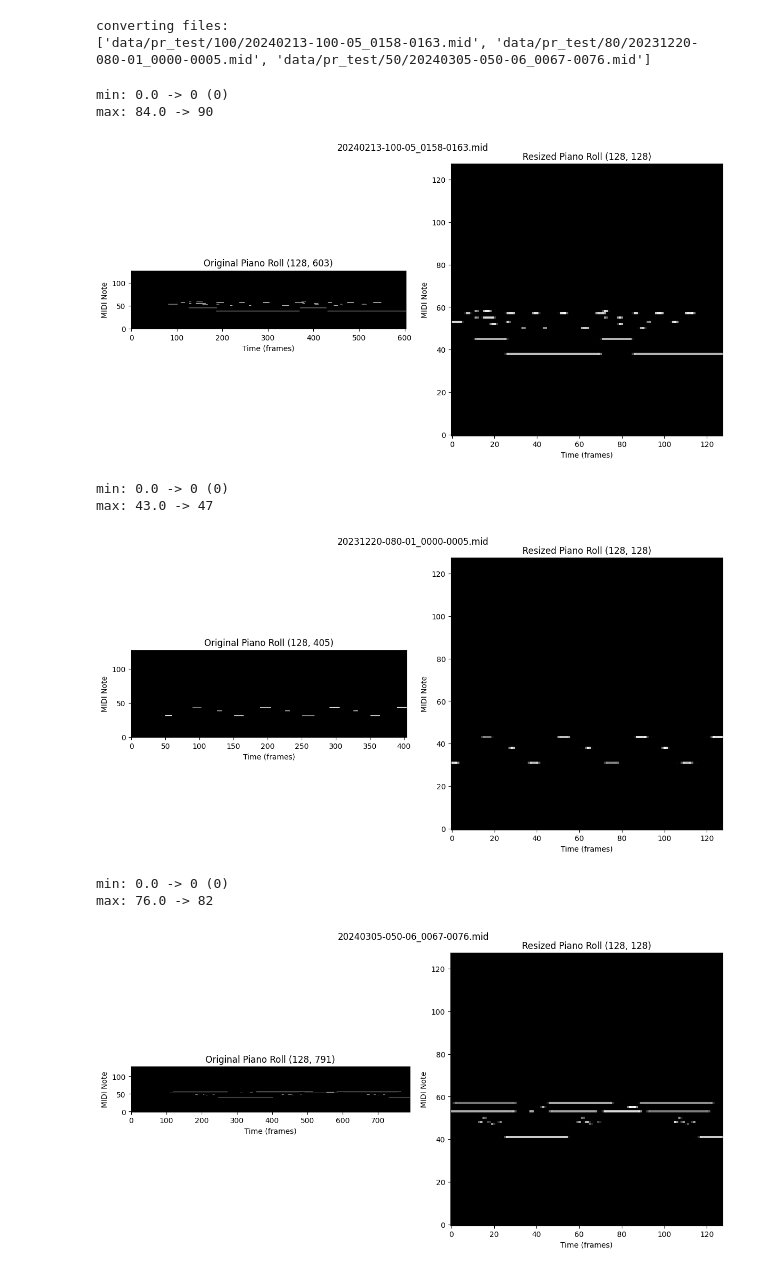
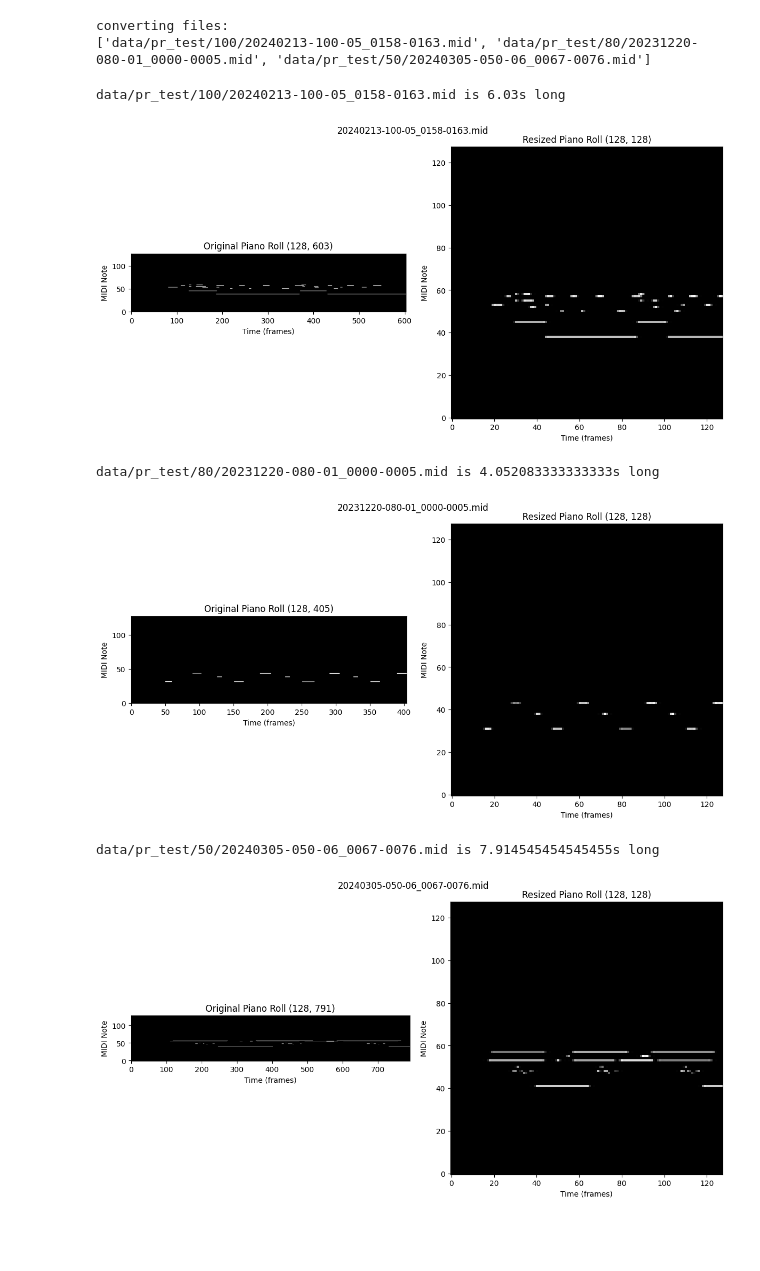
Before and after one commit to osageev/disklavier, a Jupyter notebook: notebooks/piano_rolls.ipynb, the cells around one changed output. Drawn from its saved outputs; the diff is of its cells as text; code cells hidden in the pictures; blank space fills up the shorter version.

Commit message:
first test run ready

```diff
--- a/notebooks/piano_rolls.ipynb
+++ b/notebooks/piano_rolls.ipynb
@@ -53,7 +54,7 @@ def calculate_piano_roll_columns(tempo: int, fs: int = 100, beats: int = 9) -> i
 
     return num_columns
 # %%
-PR_FS = 50
+PR_FS = 100
 N_BEATS = 9
 p_in = "data/pr_test"
 p_out = "data/pr_out"
@@ -69,6 +70,8 @@ print(f"converting files:\n{tracks}")
 converting files:
 ['data/pr_test/100/20240213-100-05_0158-0163.mid', 'data/pr_test/80/20231220-080-01_0000-0005.mid', 'data/pr_test/50/20240305-050-06_0067-0076.mid']
 # %%
+# old method
+
 for pf_file in tracks:
     # Create output path by replicating the directory structure
     rel_path = os.path.relpath(pf_file, start=os.path.dirname(pf_file))
@@ -79,57 +82,47 @@ for pf_file in tracks:
     # Load MIDI file and generate piano roll
     midi = pretty_midi.PrettyMIDI(pf_file)
     piano_roll = midi.get_piano_roll(fs=PR_FS)
+    print(f"{pf_file} is {midi.get_end_time()}s long")
 
     # Trim the piano roll to the number of columns defined by tempo and beats
     tempo = get_bpm(pf_file)
     num_columns = calculate_piano_roll_columns(tempo, fs=PR_FS, beats=N_BEATS)
     trimmed_piano_roll = piano_roll[:, :num_columns]
 
-    # Trim the piano roll to start from the first note
-    non_empty_columns = np.any(piano_roll > 0, axis=0)
-    first_note_idx = np.argmax(non_empty_columns)
-    trimmed_piano_roll = piano_roll[:, first_note_idx:].astype(np.uint8)
-
     # Normalize and invert the piano roll
-    # normalized_roll = (127 - trimmed_piano_roll).astype(np.uint8)
+    normalized_roll = (trimmed_piano_roll).astype(np.uint8)
 
     # Resize the trimmed piano roll to (128, 128)
-    resized_roll = np.array(
-        Image.fromarray(trimmed_piano_roll, mode="L").resize(
+    cropped_piano_roll = np.array(
+        Image.fromarray(normalized_roll, mode="L").resize(
             (128, 128), Image.Resampling.LANCZOS
         )
     )
 
     # Save the resized piano roll as an image
-    img = Image.fromarray(resized_roll, mode="L")
-    # img.save(os.path.splitext(output_path)[0] + ".png")
-    # print(f"min: {piano_roll.min()} -> {np.min(np.array(img))} ({np.array(img)[0][0]})")
-    # print(f"max: {piano_roll.max()} -> {np.max(np.array(img))}")
+    img = Image.fromarray(cropped_piano_roll, mode="L")
 
     # Plotting the original piano roll and resized roll side by side
     fig, axes = plt.subplots(1, 2, figsize=(12, 6))
 
     axes[0].imshow(piano_roll, origin="lower", aspect="equal", cmap="gray")
     axes[0].set_title(f"Original Piano Roll {piano_roll.shape}")
     axes[0].set_xlabel("Time (frames)")
     axes[0].set_ylabel("MIDI Note")
 
     axes[1].imshow(img, origin="lower", aspect="equal", cmap="gray")
     axes[1].set_title(f"Resized Piano Roll {img.size}")
     axes[1].set_xlabel("Time (frames)")
     axes[1].set_ylabel("MIDI Note")
 
     fig.suptitle(os.path.basename(pf_file))
 
     plt.tight_layout()
     plt.show()
 # %% [output]
-min: 0.0 -> 0 (0)
-max: 84.0 -> 90
+data/pr_test/100/20240213-100-05_0158-0163.mid is 6.03s long
-[figure, old version]
+[figure, new version]
-min: 0.0 -> 0 (0)
-max: 43.0 -> 47
+data/pr_test/80/20231220-080-01_0000-0005.mid is 4.052083333333333s long
-[figure, old version]
+[figure, new version]
-min: 0.0 -> 0 (0)
-max: 76.0 -> 82
+data/pr_test/50/20240305-050-06_0067-0076.mid is 7.914545454545455s long
-[figure, old version]
+[figure, new version]
```
Also changed, not shown: parts of 3 cells of this notebook, 1 other file.
